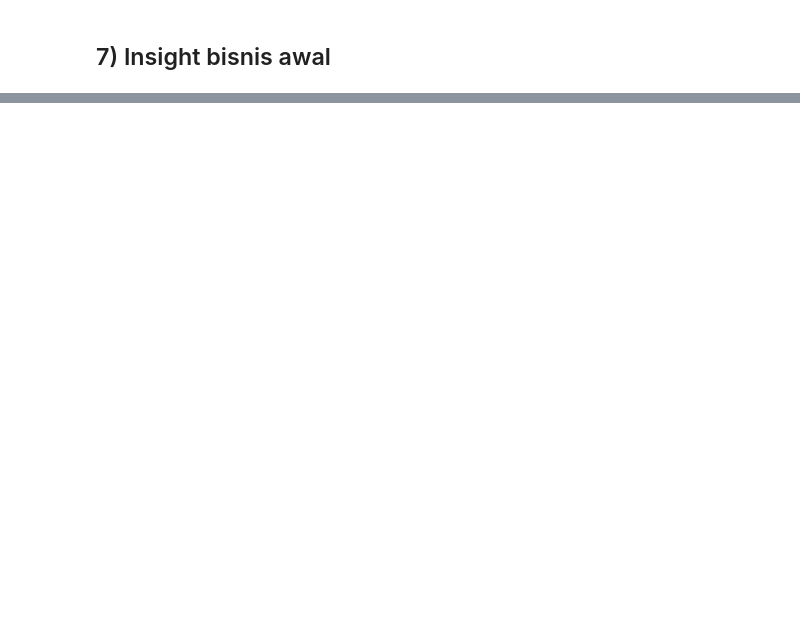
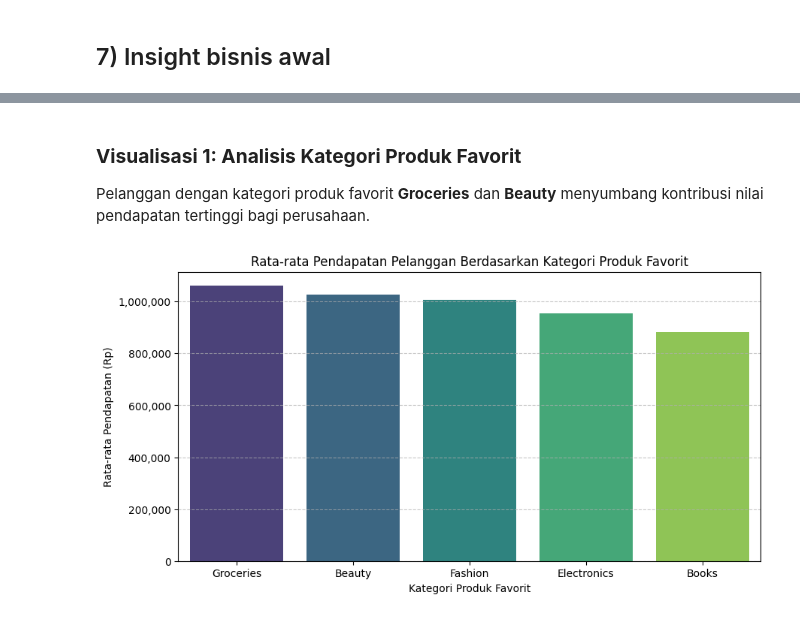
Before and after one commit to AriefMade/ANN_Prediksi_Pendapatan-dari-tipe-pelanggan, a Jupyter notebook: ANN_Business_Intelligence_Starter.ipynb, the cells around one changed output, grey strips where cells are left out. Cells and saved outputs as stored; diff of their text form; code cells hidden in the pictures; blank space fills up the shorter version.

```diff
--- a/ANN_Business_Intelligence_Starter.ipynb
+++ b/ANN_Business_Intelligence_Starter.ipynb
@@ -305,0 +323,19 @@ Rata-rata revenue prediksi per kota:
+# %% [markdown]
+### **Visualisasi 1: Analisis Kategori Produk Favorit**
+Pelanggan dengan kategori produk favorit **Groceries** dan **Beauty** menyumbang kontribusi nilai pendapatan tertinggi bagi perusahaan.
+# %%
+# Rata-rata Pendapatan Berdasarkan Kategori Produk Favorit
+plt.figure(figsize=(10, 5))
+avg_cat_revenue = df.groupby('Favorite_Product_Category')['Total_Revenue'].mean().sort_values(ascending=False)
+sns.barplot(x=avg_cat_revenue.index, y=avg_cat_revenue.values, palette='viridis')
+plt.title('Rata-rata Pendapatan Pelanggan Berdasarkan Kategori Produk Favorit')
+plt.xlabel('Kategori Produk Favorit')
+plt.ylabel('Rata-rata Pendapatan (Rp)')
+
+# Format y-axis to rupiah style (e.g. 1,000,000)
+from matplotlib.ticker import StrMethodFormatter
+plt.gca().yaxis.set_major_formatter(StrMethodFormatter('{x:,.0f}'))
+plt.grid(axis='y', linestyle='--', alpha=0.7)
+plt.show()
+# %% [output]
+[figure, added]
```
Also changed, not shown: parts of 9 cells of this notebook.
